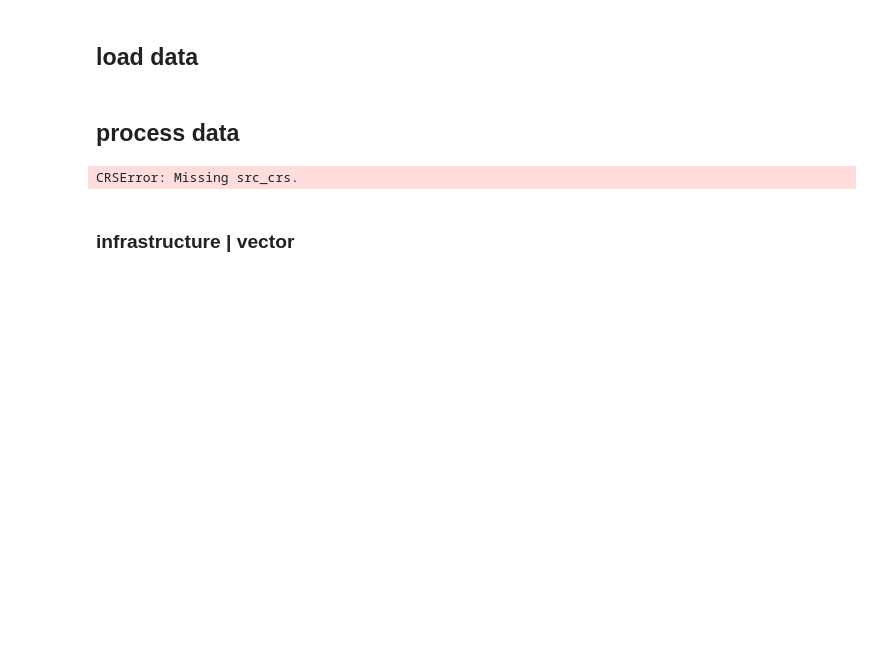
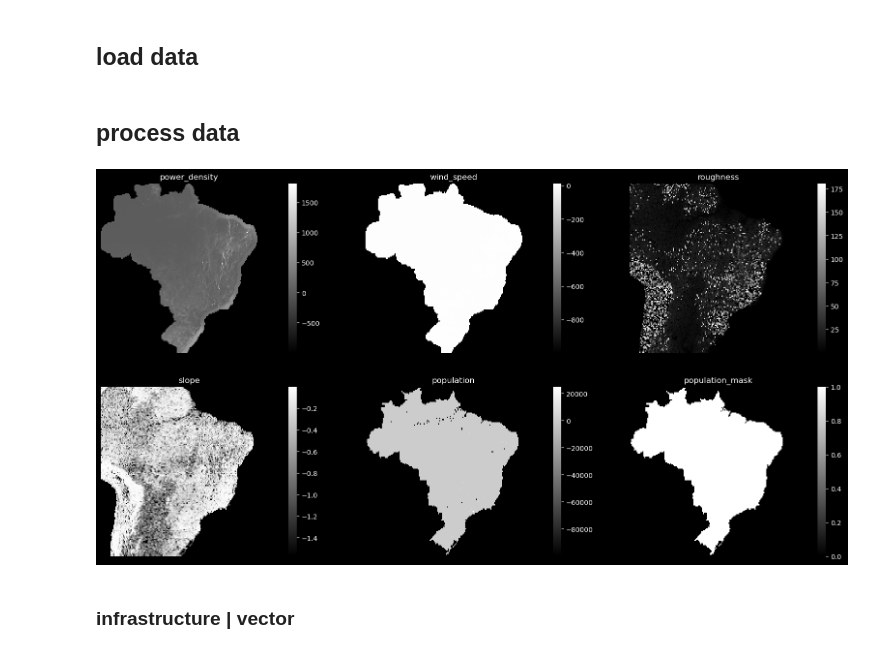
Before and after one commit to syrkis/aeolus, a Jupyter notebook: notebook.ipynb, the cells around one changed output. Saved outputs shown, nothing was run; the diff lists cells and outputs as text; code cells hidden in the pictures; blank space fills up the shorter version.

```diff
--- a/notebook.ipynb
+++ b/notebook.ipynb
@@ -50,8 +58,8 @@ population, population_transform, population_meta = load_population(f'{DATA_DIR}
 # %%
 # topography data
-topography, topography_transform, topography_meta = load_topography(f'{DATA_DIR}/topography/brazil_dem.tif')
-slope, slope_transform, slope_meta = load_topography(f'{DATA_DIR}/topography/slope.tif')
-roughness, roughness_transform, roughness_meta = load_topography(f'{DATA_DIR}/topography/roughness.tif')
+topography, topography_transform, topography_meta = load_from_brazil('topography/brazil_dem.tif')
+slope, slope_transform, slope_meta = load_from_brazil('topography/slope.tif'); slope = - slope  # slope is negatiuve for some reason
+roughness, roughness_transform, roughness_meta = load_from_brazil('topography/roughness.tif')
 # %% [markdown]
 ## process data
 # %%
@@ -63,7 +68,41 @@ def rescale_raster(source, target):
-# %%
-down_scaled_power_density = rescale_raster(power_density, population_meta)
-# %% [output]
-CRSError: Missing src_crs.
+# %%
+def scale_and_crop_raster(src_array, src_transform, src_crs, target_transform, target_shape, target_crs):
+    # Create a destination array that will receive the reprojected values
+    dest_array = np.empty(target_shape, dtype=src_array.dtype)
+
+    # Perform the reprojection
+    reproject(
+        source=src_array,
+        destination=dest_array,
+        src_transform=src_transform,
+        src_crs=src_crs,
+        dst_transform=target_transform,
+        dst_crs=target_crs,
+        resampling=Resampling.nearest
+    )
+
+    return dest_array
+# %%
+# down scale to 1km (due to memory constraints). Analysis will improve if we upscale to topology, but this is a good start
+power_density_scaled_to_population = scale_and_crop_raster(power_density, power_density_transform, power_density_meta['crs'], population_transform, population.shape, population_meta['crs'])
+wind_speed_scaled_to_population = scale_and_crop_raster(wind_speed, wind_speed_transform, wind_speed_meta['crs'], population_transform, population.shape, population_meta['crs'])
+roughness_scaled_to_population = scale_and_crop_raster(roughness, roughness_transform, roughness_meta['crs'], population_transform, population.shape, population_meta['crs'])
+slope_scaled_to_population = scale_and_crop_raster(slope, slope_transform, slope_meta['crs'], population_transform, population.shape, population_meta['crs'])
+# %%
+brazil_mask = make_mask(population, population_transform, brazil)
+# %%
+fig, axes = plt.subplots(2, 3, figsize=(20, 10))
+for ax, raster, title in zip(axes.flatten(),
+                            [power_density_scaled_to_population, wind_speed_scaled_to_population, roughness_scaled_to_population, slope_scaled_to_population, population, brazil_mask],
+                            ['power_density', 'wind_speed', 'roughness', 'slope', 'population', 'population_mask']):
+    # all outside of population mask is nan
+    plot_data = (raster)[::30, ::30]  # * brazil_mask)[::30, ::30]
+    ax.set_title(title)
+    sns.heatmap(plot_data, ax=ax, cmap='gray')
+    ax.axis('off')
+plt.show()
+# %% [output]
+[figure, added]
 # %% [markdown]
 ### infrastructure | vector
 # %%
```
Also changed, not shown: parts of 6 cells of this notebook.
